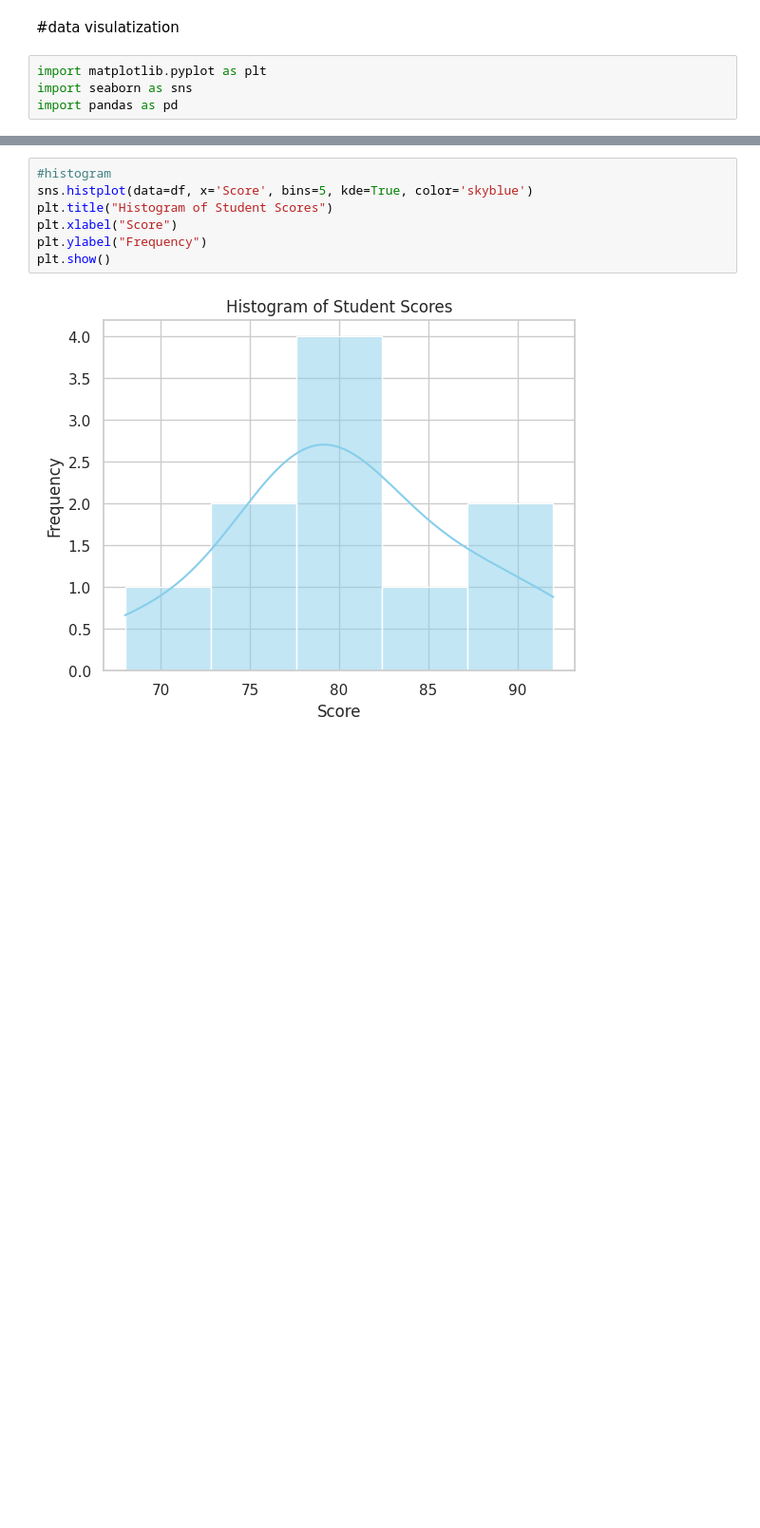
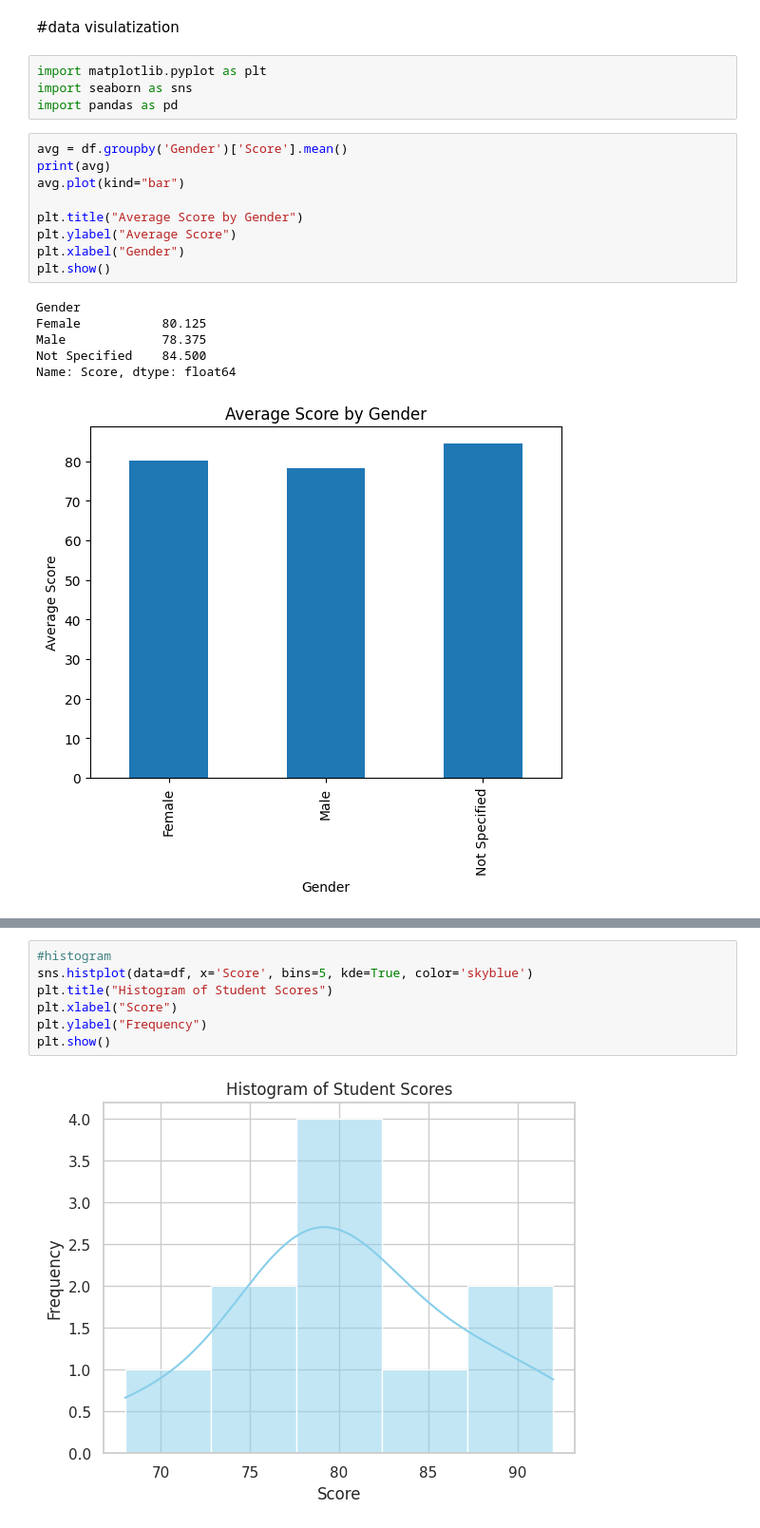
Before and after one commit to shreyasstha/data, a Jupyter notebook: data_cleaning.ipynb, the cells around one changed output, grey strips where cells are left out. Shown: that part at 95% size. Cells and saved outputs as stored; diff of their text form; blank space fills up the shorter version.

```diff
--- a/data_cleaning.ipynb
+++ b/data_cleaning.ipynb
@@ -160,6 +352,22 @@ df.pivot_table(values="Age", index="Name", fill_value=0)
 import matplotlib.pyplot as plt
 import seaborn as sns
 import pandas as pd
+# %%
+avg = df.groupby('Gender')['Score'].mean()
+print(avg)
+avg.plot(kind="bar")
+
+plt.title("Average Score by Gender")
+plt.ylabel("Average Score")
+plt.xlabel("Gender")
+plt.show()
+# %% [output]
+Gender
+Female           80.125
+Male             78.375
+Not Specified    84.500
+Name: Score, dtype: float64
+[figure, added]
 # %%
 # Set style
 sns.set(style="whitegrid")
```
Also changed, not shown: parts of 23 cells of this notebook.
